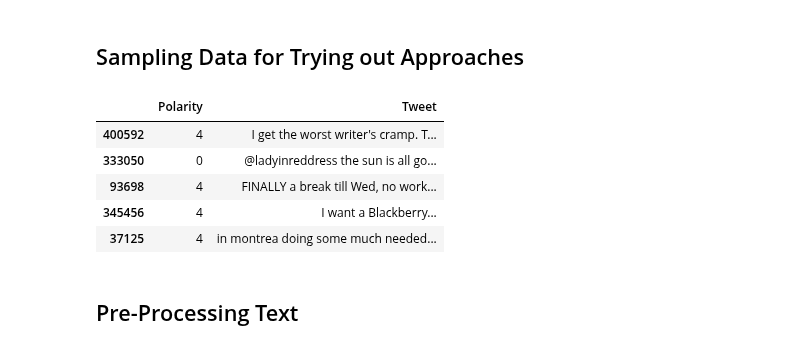
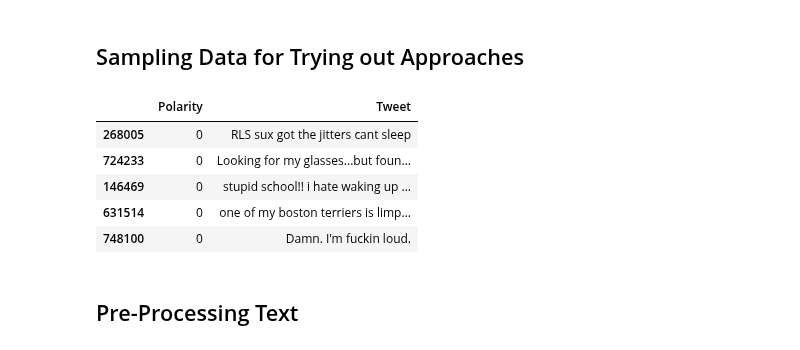
Before and after one commit to rachit-0032/col772, a Jupyter notebook: A2 - Twitter Sentiment Mining/submission.ipynb, the cells around one changed output. Drawn from its saved outputs; the diff is of its cells as text; code cells hidden in the pictures.

```diff
--- a/A2 - Twitter Sentiment Mining/submission.ipynb
+++ b/A2 - Twitter Sentiment Mining/submission.ipynb
@@ -46,15 +46,15 @@ data = data.iloc[:,1:]
 # %% [markdown]
 ## Sampling Data for Trying out Approaches
 # %%
-df = data.sample(n=20000, random_state=1)
+df = data.sample(n=100000, random_state=1)
 df.tail()
 # %% [output]
 |  | Polarity | Tweet |
-| 400592 | 4 | I get the worst writer's cramp. T... |
-| 333050 | 0 | @ladyinreddress the sun is all go... |
-| 93698 | 4 | FINALLY a break till Wed, no work... |
-| 345456 | 4 | I want a Blackberry... |
-| 37125 | 4 | in montrea doing some much needed... |
+| 268005 | 0 | RLS sux got the jitters cant sleep |
+| 724233 | 0 | Looking for my glasses...but foun... |
+| 146469 | 0 | stupid school!! i hate waking up ... |
+| 631514 | 0 | one of my boston terriers is limp... |
+| 748100 | 0 | Damn. I'm fuckin loud. |
 # %% [markdown]
 ## Pre-Processing Text
 # %%
```
Also changed, not shown: parts of 38 cells of this notebook.
